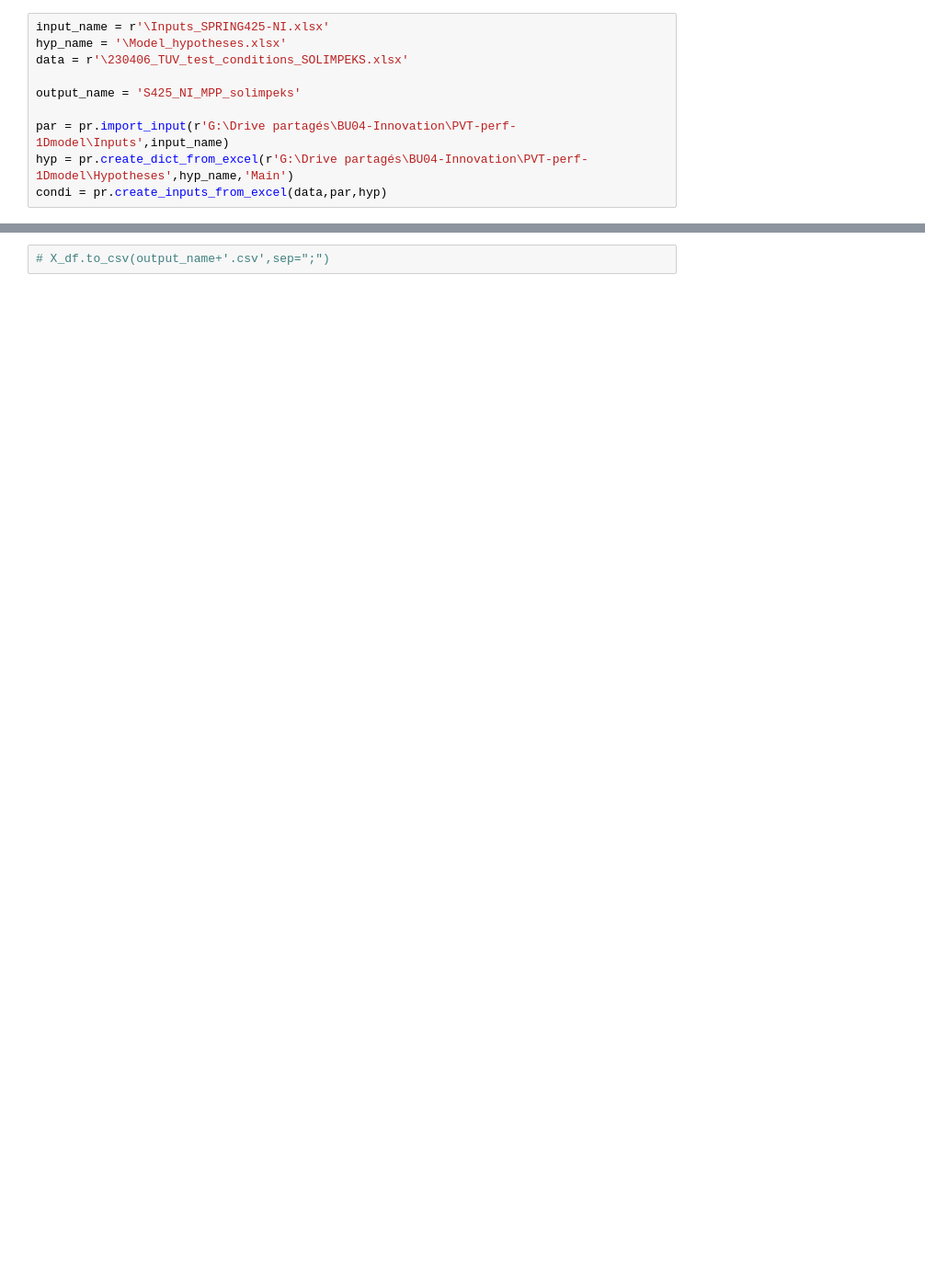
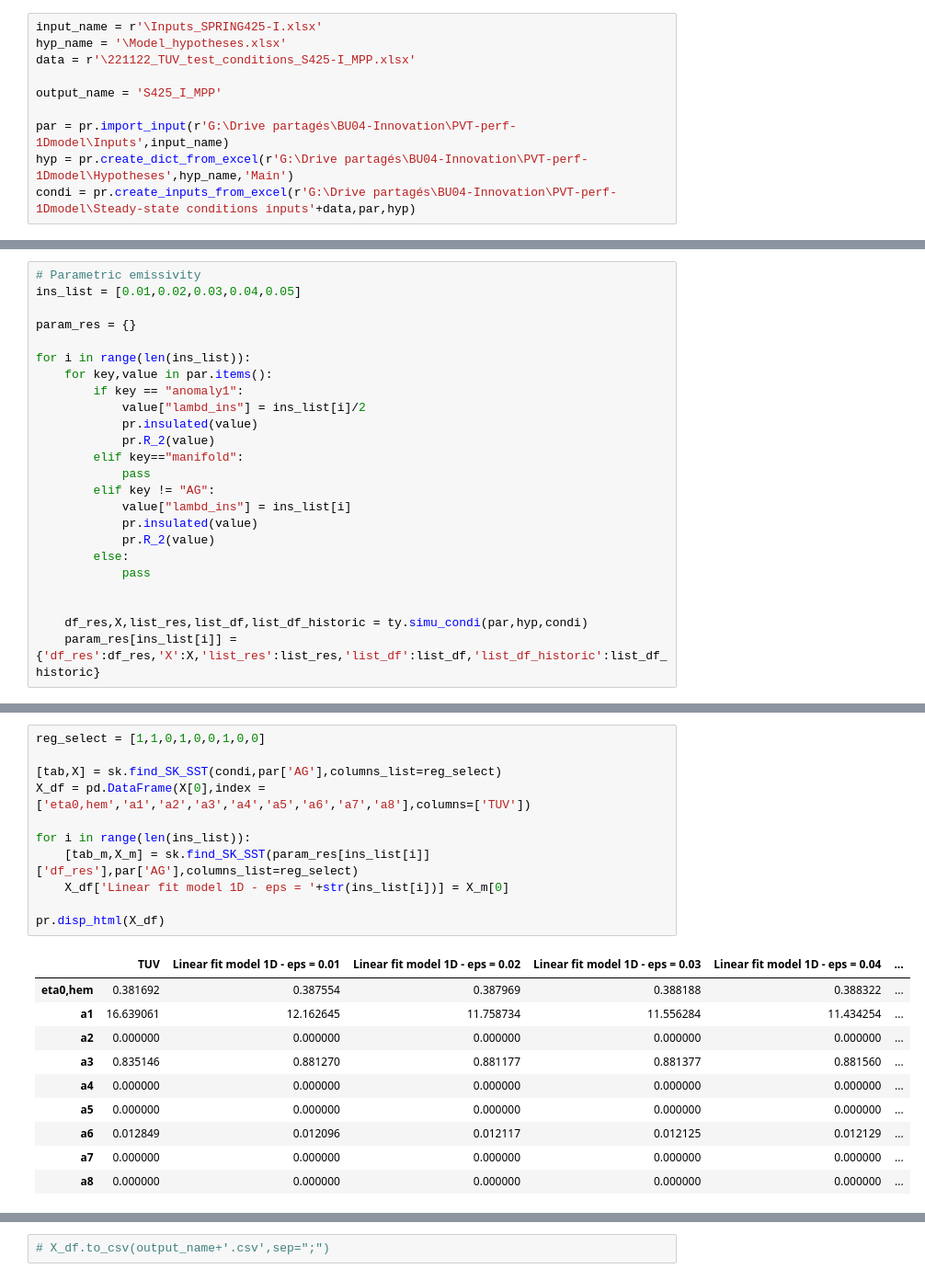
Before and after one commit to valentindelachaux/PVT-thermal-performance-model, a Jupyter notebook: run_model_S425.ipynb, the cells around one changed output, grey strips where cells are left out. Shown at 92% size. Cells and saved outputs as stored; diff of their text form; blank space fills up the shorter version.

```diff
--- a/run_model_S425.ipynb
+++ b/run_model_S425.ipynb
@@ -35,12 +37,12 @@ import sys
 sys.path.insert(0,r'C:\Users\valen\Dropbox (DualSun)\PC\Documents\GitHub\RD-systems-and-test-benches')
 import SK_standard as sk
 # %%
-input_name = r'\Inputs_SPRING425-NI.xlsx'
+input_name = r'\Inputs_SPRING425-I.xlsx'
 hyp_name = '\Model_hypotheses.xlsx'
-data = r'\230406_TUV_test_conditions_SOLIMPEKS.xlsx'
+data = r'\221122_TUV_test_conditions_S425-I_MPP.xlsx'
 
-output_name = 'S425_NI_MPP_solimpeks'
+output_name = 'S425_I_MPP'
 
 par = pr.import_input(r'G:\Drive partagés\BU04-Innovation\PVT-perf-1Dmodel\Inputs',input_name)
 hyp = pr.create_dict_from_excel(r'G:\Drive partagés\BU04-Innovation\PVT-perf-1Dmodel\Hypotheses',hyp_name,'Main')
-condi = pr.create_inputs_from_excel(data,par,hyp)
+condi = pr.create_inputs_from_excel(r'G:\Drive partagés\BU04-Innovation\PVT-perf-1Dmodel\Steady-state conditions inputs'+data,par,hyp)
@@ -56,0 +98,24 @@ pr.disp_html(X_df)
+# %%
+# Parametric emissivity
+ins_list = [0.01,0.02,0.03,0.04,0.05]
+
+param_res = {}
+
+for i in range(len(ins_list)):
+    for key,value in par.items():
+        if key == "anomaly1":
+            value["lambd_ins"] = ins_list[i]/2
+            pr.insulated(value)
+            pr.R_2(value)
+        elif key=="manifold":
+            pass
+        elif key != "AG":
+            value["lambd_ins"] = ins_list[i]
+            pr.insulated(value)
+            pr.R_2(value)
+        else:
+            pass
+
+
+    df_res,X,list_res,list_df,list_df_historic = ty.simu_condi(par,hyp,condi)
+    param_res[ins_list[i]] = {'df_res':df_res,'X':X,'list_res':list_res,'list_df':list_df,'list_df_historic':list_df_historic}
@@ -56,0 +140,22 @@ pr.disp_html(X_df)
+# %%
+reg_select = [1,1,0,1,0,0,1,0,0]
+
+[tab,X] = sk.find_SK_SST(condi,par['AG'],columns_list=reg_select)
+X_df = pd.DataFrame(X[0],index = ['eta0,hem','a1','a2','a3','a4','a5','a6','a7','a8'],columns=['TUV'])
+
+for i in range(len(ins_list)):
+    [tab_m,X_m] = sk.find_SK_SST(param_res[ins_list[i]]['df_res'],par['AG'],columns_list=reg_select)
+    X_df['Linear fit model 1D - eps = '+str(ins_list[i])] = X_m[0]
+
+pr.disp_html(X_df)
+# %% [output]
+|  | TUV | Linear fit model 1D - eps = 0.01 | Linear fit model 1D - eps = 0.02 | Linear fit model 1D - eps = 0.03 | Linear fit model 1D - eps = 0.04 | ... |
+| eta0,hem | 0.381692 | 0.387554 | 0.387969 | 0.388188 | 0.388322 | ... |
+| a1 | 16.639061 | 12.162645 | 11.758734 | 11.556284 | 11.434254 | ... |
+| a2 | 0.000000 | 0.000000 | 0.000000 | 0.000000 | 0.000000 | ... |
+| a3 | 0.835146 | 0.881270 | 0.881177 | 0.881377 | 0.881560 | ... |
+| a4 | 0.000000 | 0.000000 | 0.000000 | 0.000000 | 0.000000 | ... |
+| a5 | 0.000000 | 0.000000 | 0.000000 | 0.000000 | 0.000000 | ... |
+| a6 | 0.012849 | 0.012096 | 0.012117 | 0.012125 | 0.012129 | ... |
+| a7 | 0.000000 | 0.000000 | 0.000000 | 0.000000 | 0.000000 | ... |
+| a8 | 0.000000 | 0.000000 | 0.000000 | 0.000000 | 0.000000 | ... |
```
Also changed, not shown: parts of 19 cells of this notebook, 22 other files.
